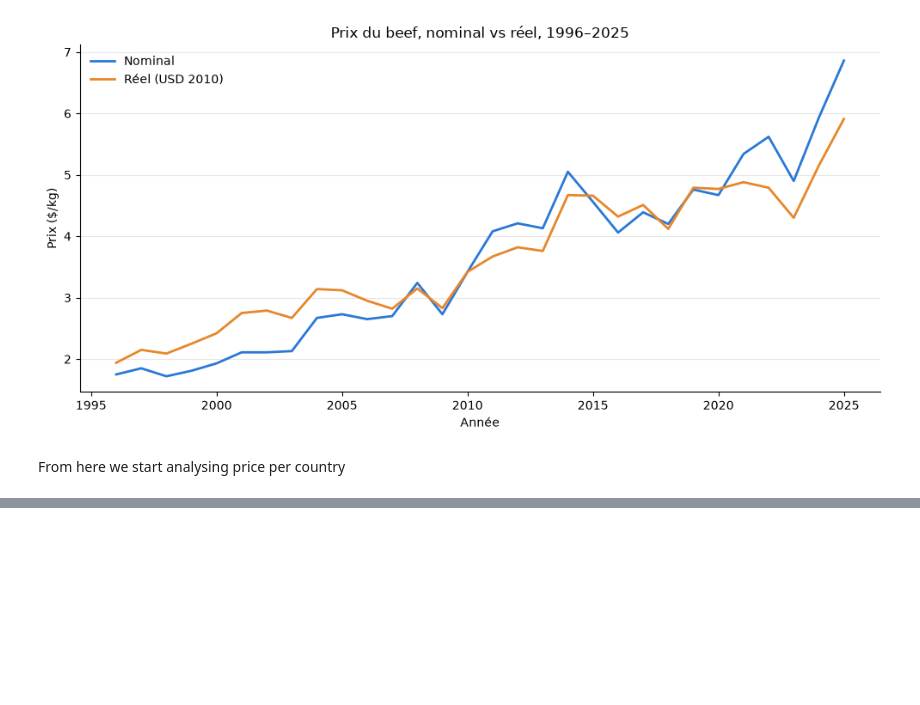
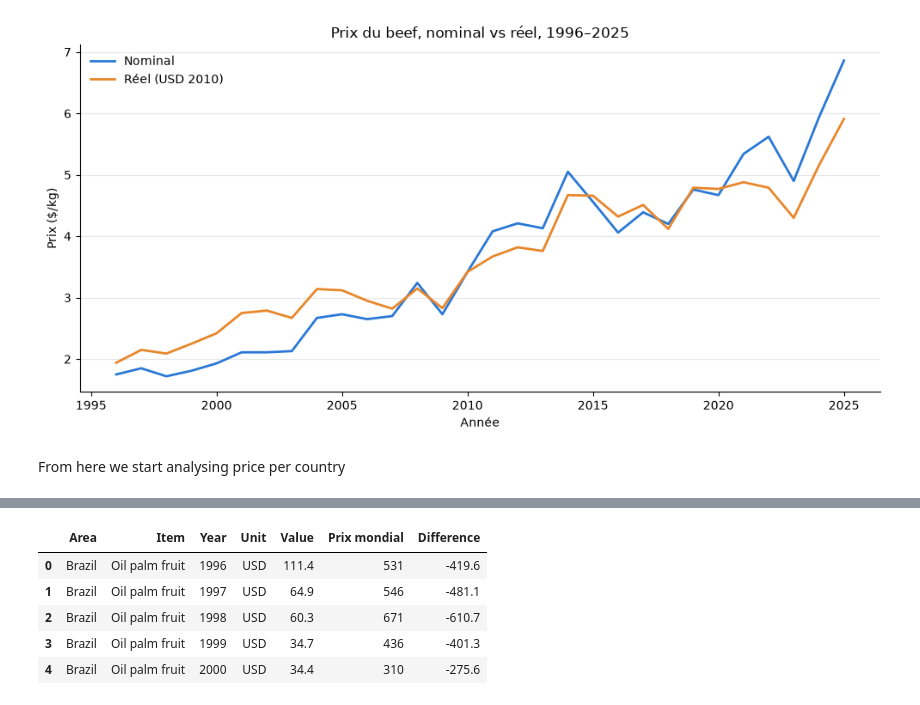
Before and after one commit to AndrewEberhardt/DataScienceProject, a Jupyter notebook: notebooks/david/david.com.price.ipynb, the cells around one changed output, grey strips where cells are left out. Saved outputs shown, nothing was run; the diff lists cells and outputs as text; code cells hidden in the pictures; blank space fills up the shorter version.

```diff
--- a/notebooks/david/david.com.price.ipynb
+++ b/notebooks/david/david.com.price.ipynb
@@ -167,0 +241,21 @@ From here we start analysing price per country
+# %%
+
+palm_oil = price_data.loc[
+    (price_data["Year"] >= 1996)
+    & (price_data["Item"] == "Oil palm fruit"),
+    ["Area", "Item", "Year", "Unit", "Value"]
+].reset_index(drop=True)
+
+palm = df.loc[df["year"] >= 1996, ["year", "Palm oil"]]
+palm_oil = palm_oil.merge(palm, left_on="Year", right_on="year", how="left").drop(columns="year")
+palm_oil = palm_oil.rename(columns={"Palm oil": "Prix mondial"})
+
+palm_oil["Difference"] = palm_oil["Value"] - palm_oil["Prix mondial"]
+palm_oil.head()
+# %% [output]
+|  | Area | Item | Year | Unit | Value | Prix mondial | Difference |
+| 0 | Brazil | Oil palm fruit | 1996 | USD | 111.4 | 531 | -419.6 |
+| 1 | Brazil | Oil palm fruit | 1997 | USD | 64.9 | 546 | -481.1 |
+| 2 | Brazil | Oil palm fruit | 1998 | USD | 60.3 | 671 | -610.7 |
+| 3 | Brazil | Oil palm fruit | 1999 | USD | 34.7 | 436 | -401.3 |
+| 4 | Brazil | Oil palm fruit | 2000 | USD | 34.4 | 310 | -275.6 |
```
Also changed, not shown: parts of 8 cells of this notebook.
